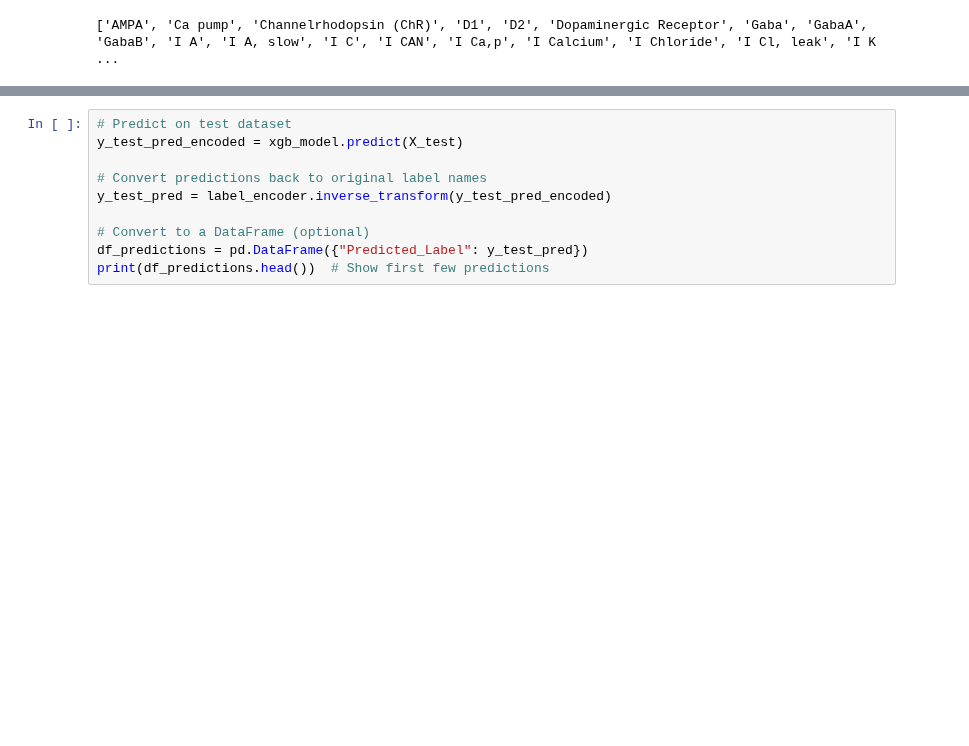
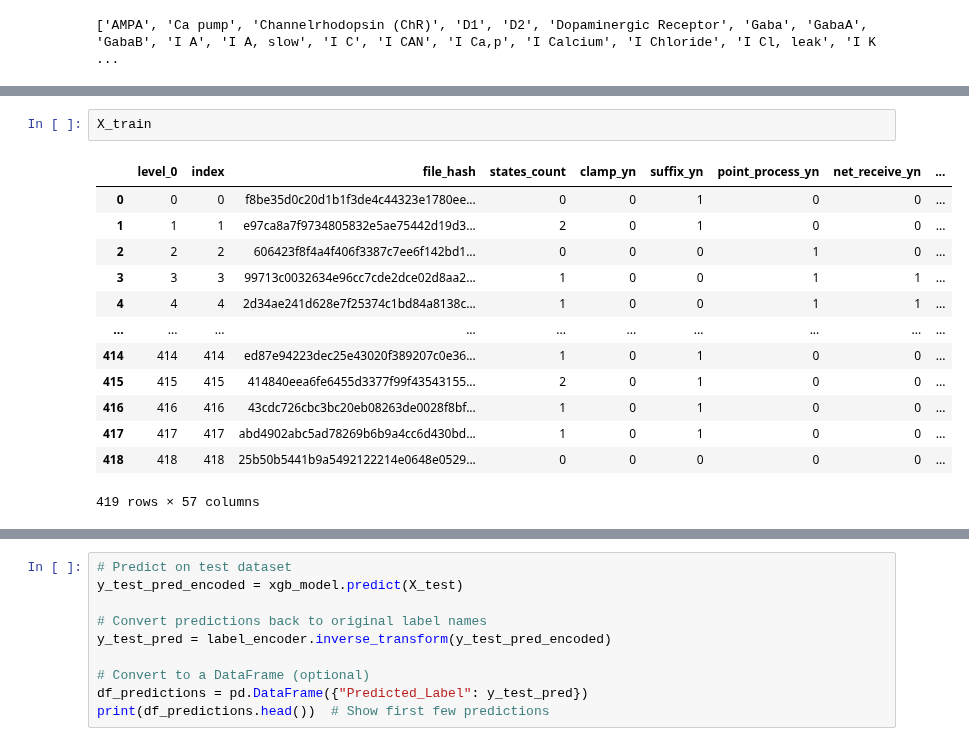
Before and after one commit to innacohen/mod-annotation, a Jupyter notebook: code/pipeline.ipynb, the cells around one changed output, grey strips where cells are left out. Drawn from its saved outputs; the diff is of its cells as text; blank space fills up the shorter version.

```diff
--- a/code/pipeline.ipynb
+++ b/code/pipeline.ipynb
@@ -1067,0 +1054,16 @@ ValueError: Length of values (20) does not match length of index (407)
+# %%
+X_train
+# %% [output]
+|  | level_0 | index | file_hash | states_count | clamp_yn | suffix_yn | point_process_yn | net_receive_yn | ... |
+| 0 | 0 | 0 | f8be35d0c20d1b1f3de4c44323e1780ee... | 0 | 0 | 1 | 0 | 0 | ... |
+| 1 | 1 | 1 | e97ca8a7f9734805832e5ae75442d19d3... | 2 | 0 | 1 | 0 | 0 | ... |
+| 2 | 2 | 2 | 606423f8f4a4f406f3387c7ee6f142bd1... | 0 | 0 | 0 | 1 | 0 | ... |
+| 3 | 3 | 3 | 99713c0032634e96cc7cde2dce02d8aa2... | 1 | 0 | 0 | 1 | 1 | ... |
+| 4 | 4 | 4 | 2d34ae241d628e7f25374c1bd84a8138c... | 1 | 0 | 0 | 1 | 1 | ... |
+| ... | ... | ... | ... | ... | ... | ... | ... | ... | ... |
+| 414 | 414 | 414 | ed87e94223dec25e43020f389207c0e36... | 1 | 0 | 1 | 0 | 0 | ... |
+| 415 | 415 | 415 | 414840eea6fe6455d3377f99f43543155... | 2 | 0 | 1 | 0 | 0 | ... |
+| 416 | 416 | 416 | 43cdc726cbc3bc20eb08263de0028f8bf... | 1 | 0 | 1 | 0 | 0 | ... |
+| 417 | 417 | 417 | abd4902abc5ad78269b6b9a4cc6d430bd... | 1 | 0 | 1 | 0 | 0 | ... |
+| 418 | 418 | 418 | 25b50b5441b9a5492122214e0648e0529... | 0 | 0 | 0 | 0 | 0 | ... |
+419 rows × 57 columns
```
Also changed, not shown: parts of 14 cells of this notebook.
